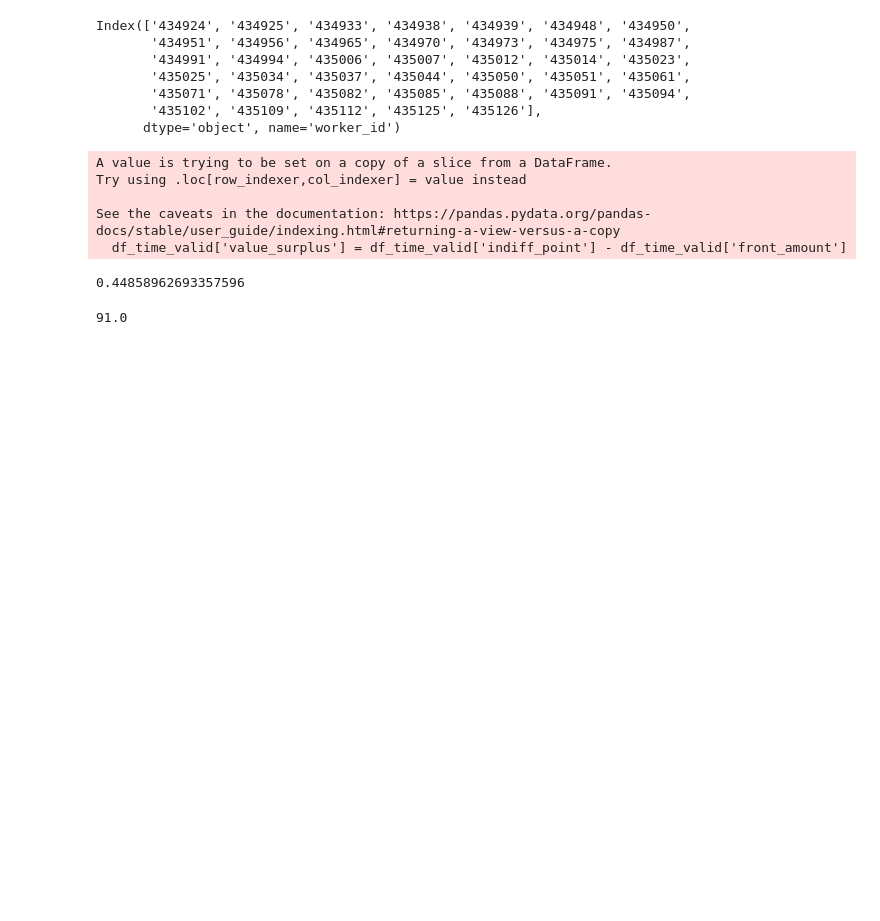
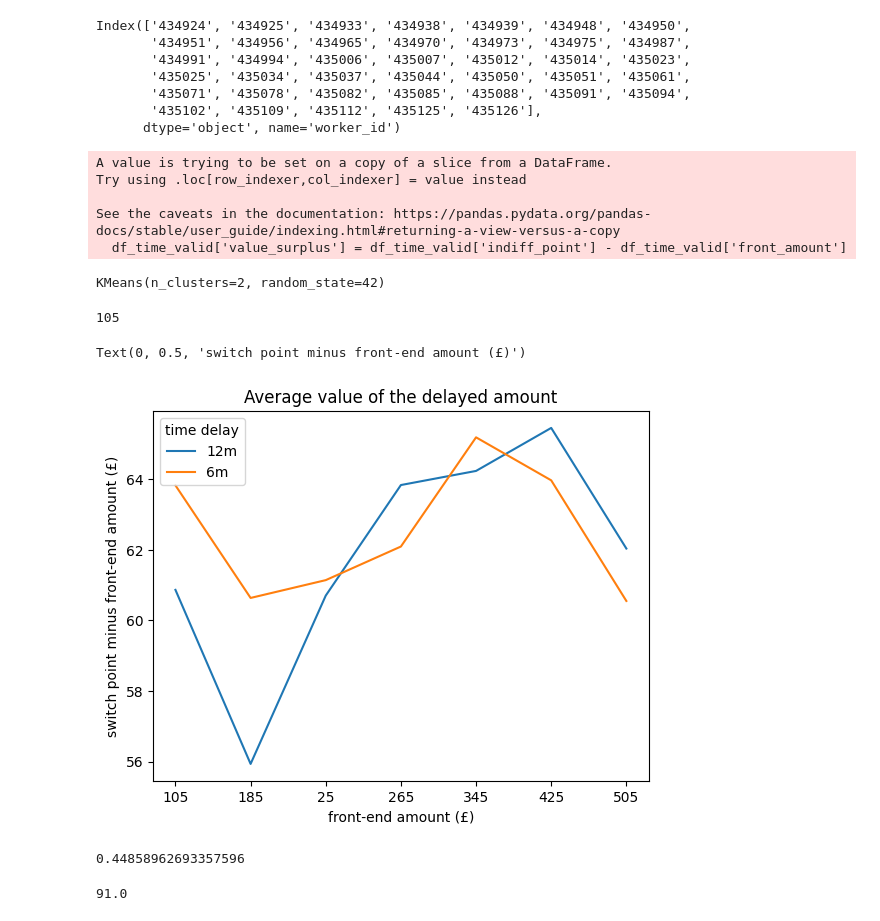
Before and after one commit to zarkwang/attention_discount_project, a Jupyter notebook: experiment_2/analysis.ipynb, the cells around one changed output. Saved outputs shown, nothing was run; the diff lists cells and outputs as text; code cells hidden in the pictures; blank space fills up the shorter version.

Commit message:
cluster

```diff
--- a/experiment_2/analysis.ipynb
+++ b/experiment_2/analysis.ipynb
@@ -147,3 +149,21 @@ Try using .loc[row_indexer,col_indexer] = value instead
 
 See the caveats in the documentation: https://pandas.pydata.org/pandas-docs/stable/user_guide/indexing.html#returning-a-view-versus-a-copy
   df_time_valid['value_surplus'] = df_time_valid['indiff_point'] - df_time_valid['front_amount']
+# %%
+df_time_valid = pd.read_csv('valid_sequence_data.csv')
+
+df_time_valid['reward'] = df_time_valid.apply(lambda x: 'reward_' + x['seq_length'].split()[0] +'m_' + str(x['front_amount']),axis=1)
+# %%
+df_time_pivot = df_time_valid.pivot(index='worker_id', columns='reward', values='value_surplus')
+k = 2
+kmeans = KMeans(n_clusters=k,random_state=42)
+kmeans.fit(df_time_pivot.values)
+# %% [output]
+KMeans(n_clusters=2, random_state=42)
+# %%
+df_time_pivot['label'] = kmeans.labels_
+cols = ['label'] + [col for col in df_time_pivot if col != 'label']
+df_time_pivot = df_time_pivot[cols]
+(df_time_pivot['label'] == 0).sum()
+# %% [output]
+105
@@ -149,0 +172,22 @@ See the caveats in the documentation: https://pandas.pydata.org/pandas-docs/stab
+# %%
+df_time_label = pd.melt(df_time_pivot.reset_index(), id_vars=['worker_id','label'], var_name='reward', value_name='value_surplus')
+df_time_label['seq_length'] = df_time_label['reward'].apply(lambda x:x.split('_')[1])
+df_time_label['front_amount'] = df_time_label['reward'].apply(lambda x:x.split('_')[2])
+df_time_label.to_csv('labeled_result.csv')
+# %%
+df_plot = df_time_label[df_time_label['label']== 0].groupby(['seq_length','front_amount'])['value_surplus'].mean().to_frame().reset_index()
+front_amount_list = df_plot['front_amount'].unique()
+
+for t in df_plot['seq_length'].unique():
+    tab_plot = df_plot[df_plot['seq_length'] == t]
+    plt.plot(tab_plot['front_amount'],tab_plot['value_surplus'],label=t)
+
+plt.title('Average value of the delayed amount')
+plt.legend(loc='best',title='time delay')
+plt.xticks(front_amount_list)
+# plt.yticks(np.arange(30,55,step=5))
+plt.xlabel('front-end amount (£)')
+plt.ylabel('switch point minus front-end amount (£)')
+# %% [output]
+Text(0, 0.5, 'switch point minus front-end amount (£)')
+[figure, added]
```
Also changed, not shown: parts of 5 cells of this notebook, 5 other files.
